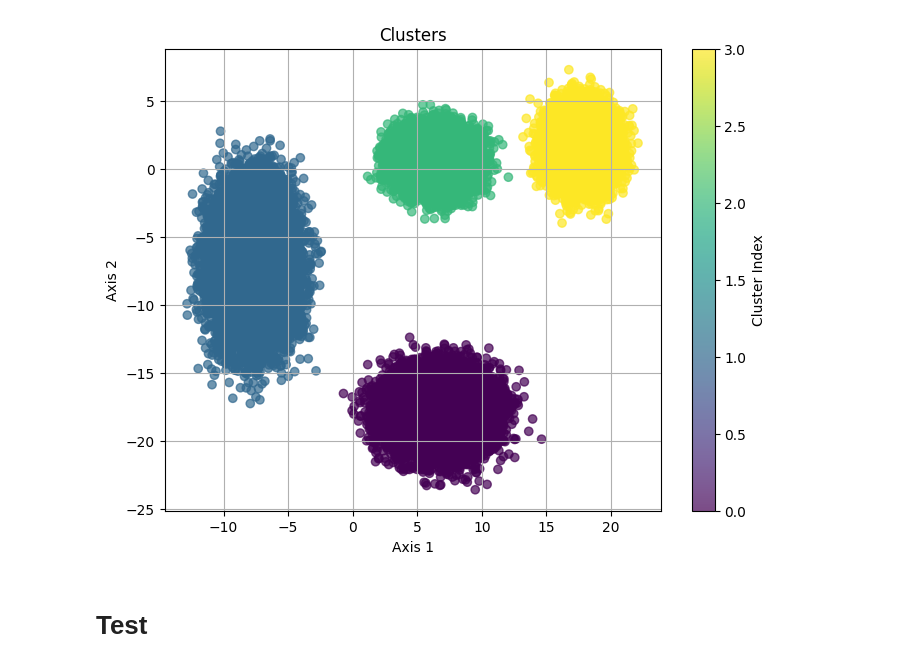
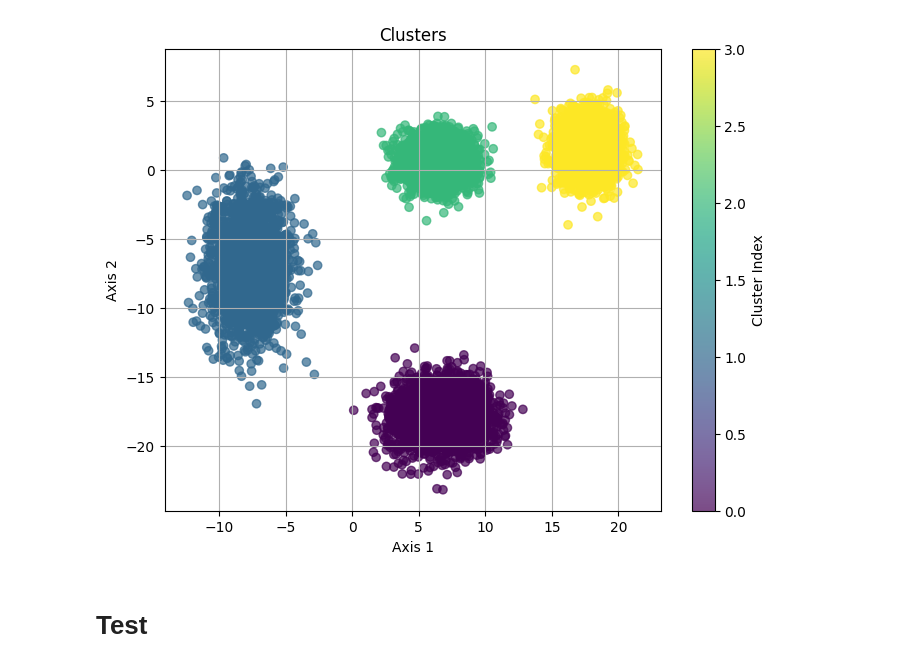
Before and after one commit to hmankodiya/jax-implementations, a Jupyter notebook: kmeans/kmeans.ipynb, the cells around one changed output. Cells and saved outputs as stored; diff of their text form; code cells hidden in the pictures.

```diff
--- a/kmeans/kmeans.ipynb
+++ b/kmeans/kmeans.ipynb
@@ -8,18 +8,18 @@ from utils import multimodal_random_generator, plot_features
 # %%
 # Generate multimodal data
 key = jax.random.PRNGKey(100)
-n_samples = 100000
+n_samples = 10000
 n_features = 2
 n_modes = 4  # Number of clusters
 
 random_arr, cluster_means, cluster_assignments = multimodal_random_generator(
     key, shape=(n_samples, n_features), n_modes=n_modes, minval=1, maxval=20
 )
 # random_arr = (random_arr - random_arr.mean(axis=0))/(random_arr.std(axis=0))
 # Visualize
 plot_features(random_arr, clusters=cluster_assignments)
 # %% [output]
-[figure, old version]
+[figure, new version]
 # %% [markdown]
 # Test
 # %%
```
Also changed, not shown: parts of 3 cells of this notebook, 1 other file.
